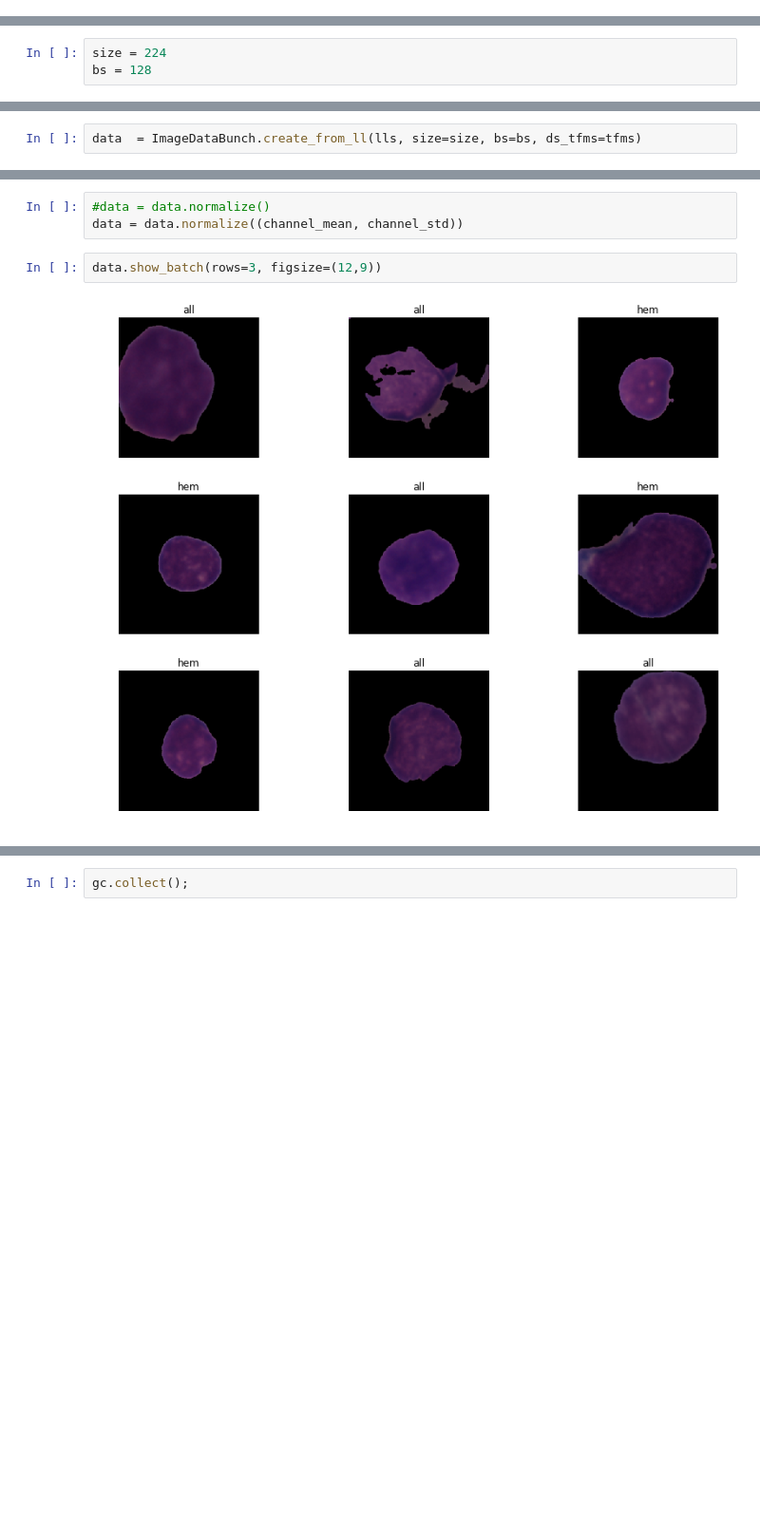
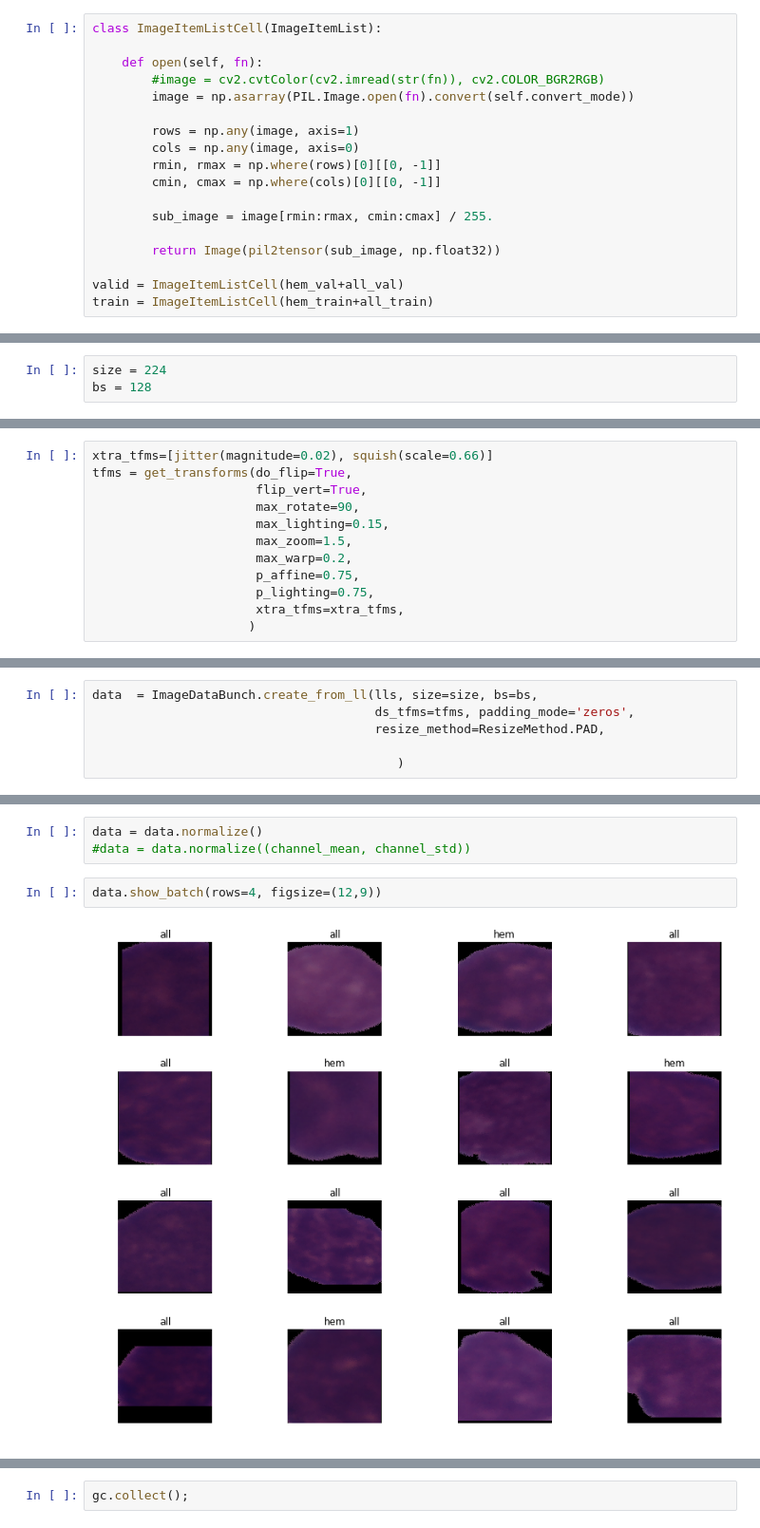
Before and after one commit to ChristianMarzahl/ISBI2019_WhiteBloodCancer, a Jupyter notebook: baseline.ipynb, the cells around one changed output, grey strips where cells are left out. Shown at 95% size. Drawn from its saved outputs; the diff is of its cells as text; blank space fills up the shorter version.

Commit message:
clean up and focus on cell

```diff
--- a/baseline.ipynb
+++ b/baseline.ipynb
@@ -306,0 +92,18 @@ lls = item_list.label_from_func(get_label)
+# %%
+class ImageItemListCell(ImageItemList):
+
+    def open(self, fn):
+        #image = cv2.cvtColor(cv2.imread(str(fn)), cv2.COLOR_BGR2RGB)
+        image = np.asarray(PIL.Image.open(fn).convert(self.convert_mode))
+
+        rows = np.any(image, axis=1)
+        cols = np.any(image, axis=0)
+        rmin, rmax = np.where(rows)[0][[0, -1]]
+        cmin, cmax = np.where(cols)[0][[0, -1]]
+
+        sub_image = image[rmin:rmax, cmin:cmax] / 255.
+
+        return Image(pil2tensor(sub_image, np.float32))
+
+valid = ImageItemListCell(hem_val+all_val)
+train = ImageItemListCell(hem_train+all_train)
@@ -309,0 +125,12 @@ bs = 128
+# %%
+xtra_tfms=[jitter(magnitude=0.02), squish(scale=0.66)]
+tfms = get_transforms(do_flip=True,
+                      flip_vert=True,
+                      max_rotate=90,
+                      max_lighting=0.15,
+                      max_zoom=1.5,
+                      max_warp=0.2,
+                      p_affine=0.75,
+                      p_lighting=0.75,
+                      xtra_tfms=xtra_tfms,
+                     )
@@ -310,2 +152,6 @@ bs = 128
 # %%
-data  = ImageDataBunch.create_from_ll(lls, size=size, bs=bs, ds_tfms=tfms)
+data  = ImageDataBunch.create_from_ll(lls, size=size, bs=bs,
+                                      ds_tfms=tfms, padding_mode='zeros',
+                                      resize_method=ResizeMethod.PAD,
+
+                                         )
@@ -312,7 +161,7 @@ data  = ImageDataBunch.create_from_ll(lls, size=size, bs=bs, ds_tfms=tfms)
 # %%
-#data = data.normalize()
-data = data.normalize((channel_mean, channel_std))
+data = data.normalize()
+#data = data.normalize((channel_mean, channel_std))
 # %%
-data.show_batch(rows=3, figsize=(12,9))
+data.show_batch(rows=4, figsize=(12,9))
 # %% [output]
-[figure, old version]
+[figure, new version]
```
Also changed, not shown: parts of 39 cells of this notebook, 7 other files.
